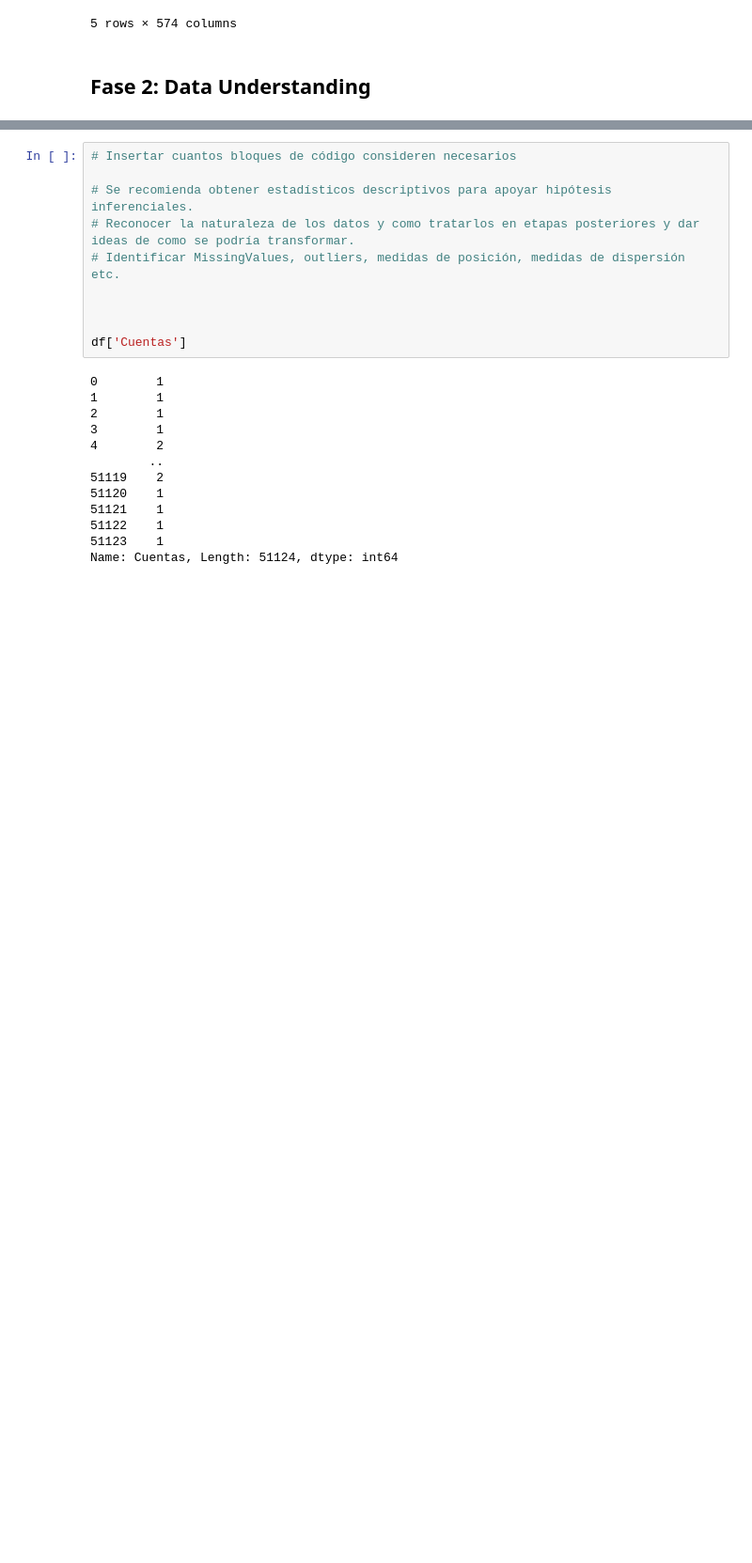
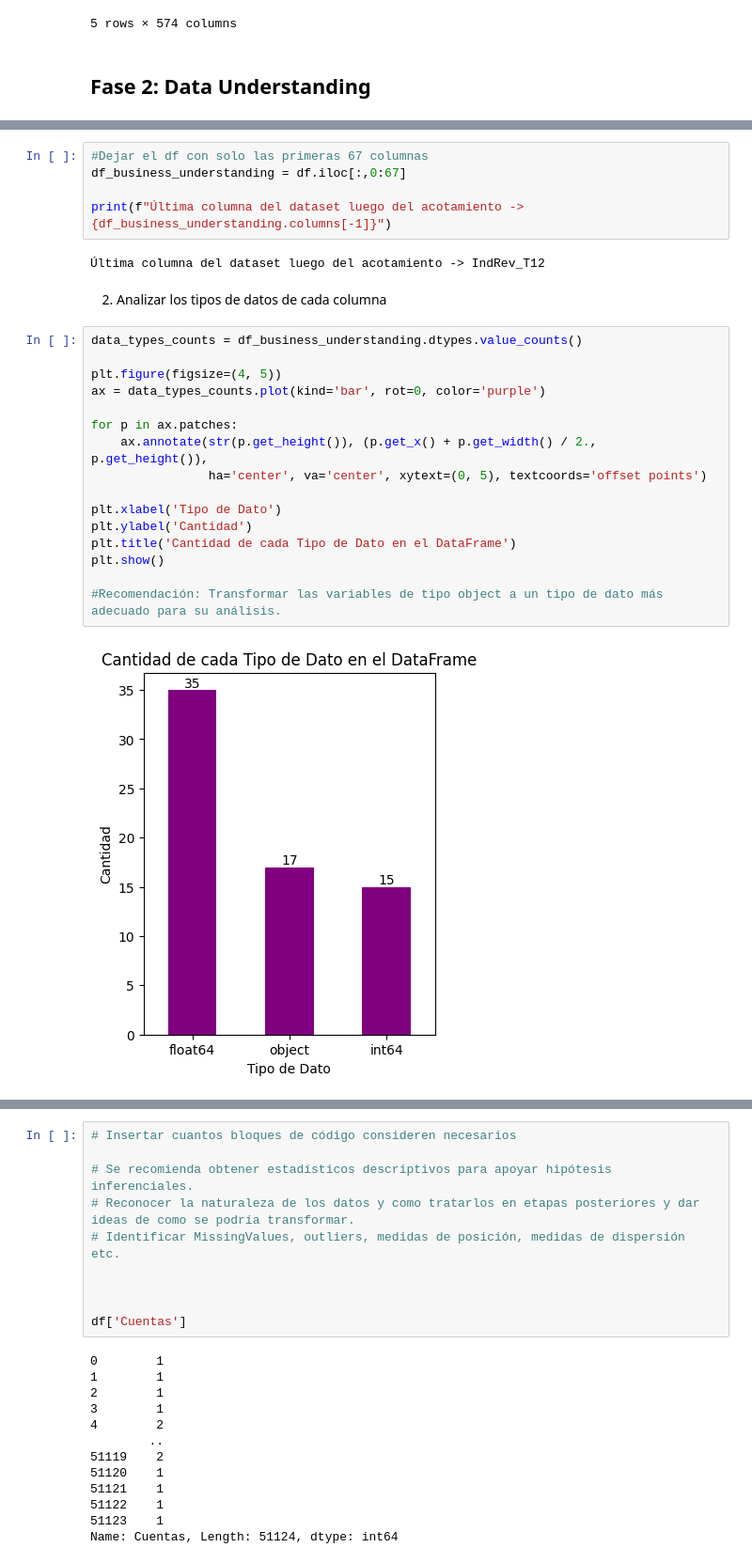
Before and after one commit to The-Shield-Team/SHIELD-ML-Monopoly, a Jupyter notebook: index.ipynb, the cells around one changed output, grey strips where cells are left out. Shown at 94% size. Saved outputs shown, nothing was run; the diff lists cells and outputs as text; blank space fills up the shorter version.

Commit message:
Update data understanding

```diff
--- a/index.ipynb
+++ b/index.ipynb
@@ -127,3 +129,30 @@ df.head()
+# %%
+#Dejar el df con solo las primeras 67 columnas
+df_business_understanding = df.iloc[:,0:67]
+
+print(f"Última columna del dataset luego del acotamiento -> {df_business_understanding.columns[-1]}")
+# %% [output]
+Última columna del dataset luego del acotamiento -> IndRev_T12
+# %% [markdown]
+2. Analizar los tipos de datos de cada columna
+# %%
+data_types_counts = df_business_understanding.dtypes.value_counts()
+
+plt.figure(figsize=(4, 5))
+ax = data_types_counts.plot(kind='bar', rot=0, color='purple')
+
+for p in ax.patches:
+    ax.annotate(str(p.get_height()), (p.get_x() + p.get_width() / 2., p.get_height()),
+                ha='center', va='center', xytext=(0, 5), textcoords='offset points')
+
+plt.xlabel('Tipo de Dato')
+plt.ylabel('Cantidad')
+plt.title('Cantidad de cada Tipo de Dato en el DataFrame')
+plt.show()
+
+#Recomendación: Transformar las variables de tipo object a un tipo de dato más adecuado para su análisis.
+# %% [output]
+[figure, added]
 # %%
 #Mapa de calor entre la variable "Dualidad", "Monoproducto" y "TC"
 
```
Also changed, not shown: parts of 3 cells of this notebook.
